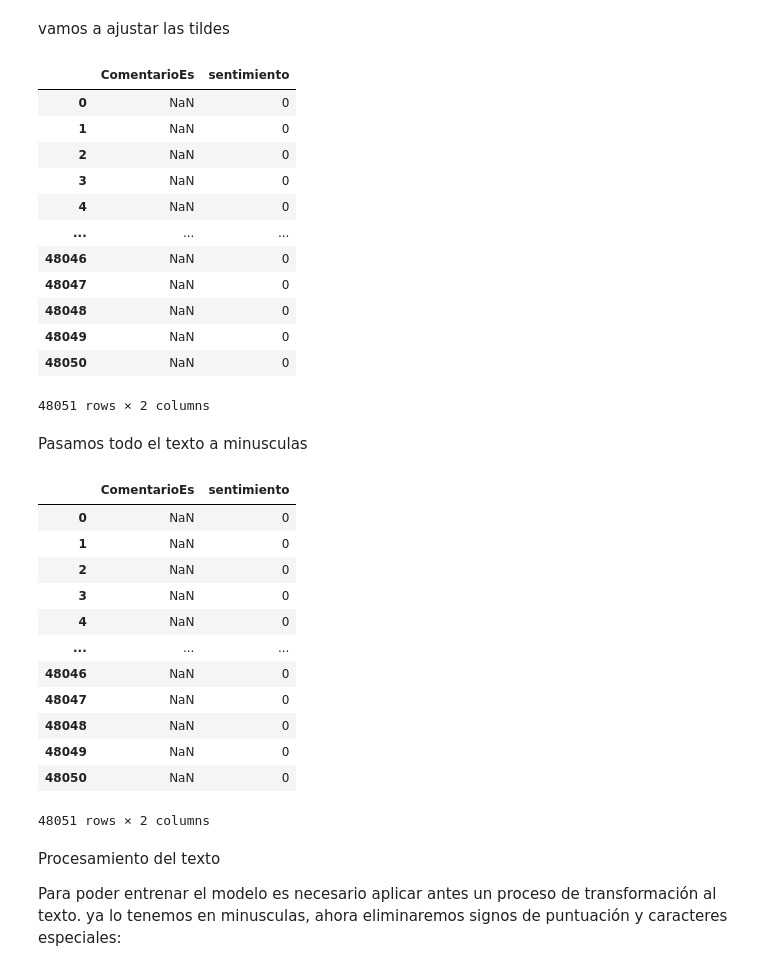
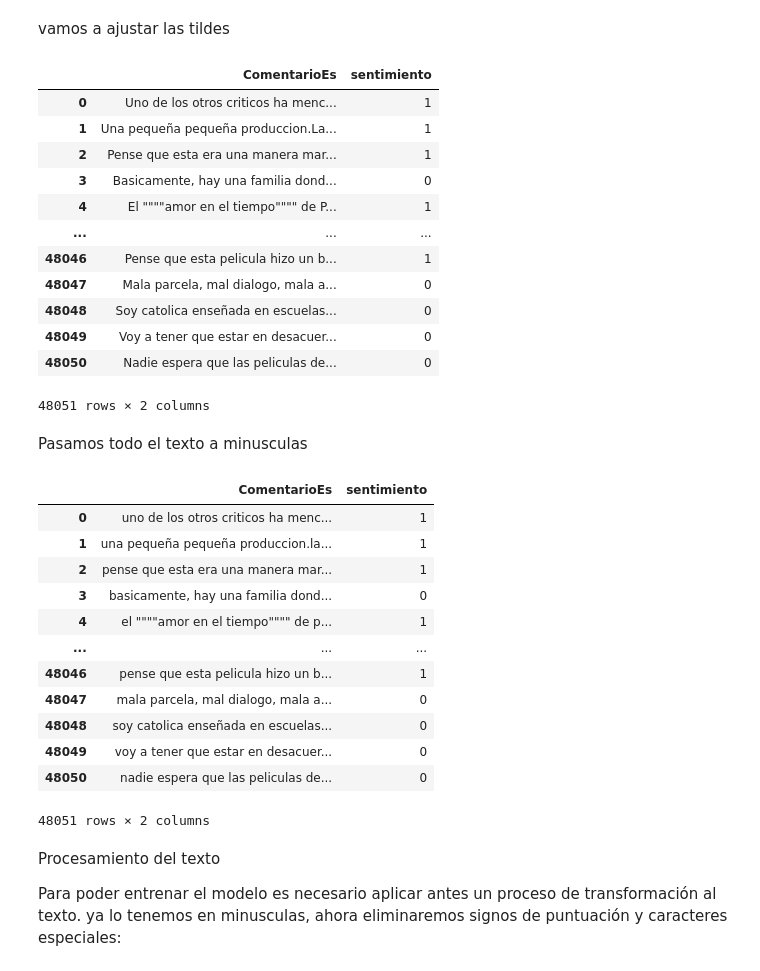
Before and after one commit to ASGAMO-DS/Proyecto-Final-Version1, a Jupyter notebook: src/explore.ipynb, the cells around one changed output. Saved outputs shown, nothing was run; the diff lists cells and outputs as text; code cells hidden in the pictures.

```diff
--- a/src/explore.ipynb
+++ b/src/explore.ipynb
@@ -144,34 +161,34 @@ vamos a ajustar las tildes
 # %%
 # Diccionario de reemplazos (caracter mal codificado → caracter correcto)
 reemplazos = {
     r'Ã±': 'ñ',    # ñ
-    r'Ã¡': 'á',    # á
-    r'Ã©': 'é',    # é
-    r'Ã3': 'ó',    # ó
-    r'Ã­': 'í',     # í
-    r'Ãº': 'ú',    # ú
+    r'Ã¡': 'a',    # á
+    r'Ã©': 'e',    # é
+    r'Ã3': 'o',    # ó
+    r'Ã­': 'i',     # í
+    r'Ãº': 'u',    # ú
     r'Ã¼': 'ü',    # ü (por si acaso)
     }
 
 # Aplicar reemplazo en todas las columnas de tipo string
 for columna in df.select_dtypes(include=['object']).columns:
     df[columna] = df[columna].str.replace('|'.join(reemplazos.keys()),
                                          lambda x: reemplazos[x.group()],
                                          regex=True)
 df
 # %% [output]
 |  | ComentarioEs | sentimiento |
-| 0 | NaN | 0 |
-| 1 | NaN | 0 |
-| 2 | NaN | 0 |
-| 3 | NaN | 0 |
-| 4 | NaN | 0 |
+| 0 | Uno de los otros criticos ha menc... | 1 |
+| 1 | Una pequeña pequeña produccion.La... | 1 |
+| 2 | Pense que esta era una manera mar... | 1 |
+| 3 | Basicamente, hay una familia dond... | 0 |
+| 4 | El """"amor en el tiempo"""" de P... | 1 |
 | ... | ... | ... |
-| 48046 | NaN | 0 |
-| 48047 | NaN | 0 |
-| 48048 | NaN | 0 |
-| 48049 | NaN | 0 |
-| 48050 | NaN | 0 |
+| 48046 | Pense que esta pelicula hizo un b... | 1 |
+| 48047 | Mala parcela, mal dialogo, mala a... | 0 |
+| 48048 | Soy catolica enseñada en escuelas... | 0 |
+| 48049 | Voy a tener que estar en desacuer... | 0 |
+| 48050 | Nadie espera que las peliculas de... | 0 |
 48051 rows × 2 columns
 # %% [markdown]
 Pasamos todo el texto a minusculas
@@ -180,17 +197,17 @@ df = df.apply(lambda col: col.str.lower() if col.dtype == 'object' else col)
 df
 # %% [output]
 |  | ComentarioEs | sentimiento |
-| 0 | NaN | 0 |
-| 1 | NaN | 0 |
-| 2 | NaN | 0 |
-| 3 | NaN | 0 |
-| 4 | NaN | 0 |
+| 0 | uno de los otros criticos ha menc... | 1 |
+| 1 | una pequeña pequeña produccion.la... | 1 |
+| 2 | pense que esta era una manera mar... | 1 |
+| 3 | basicamente, hay una familia dond... | 0 |
+| 4 | el """"amor en el tiempo"""" de p... | 1 |
 | ... | ... | ... |
-| 48046 | NaN | 0 |
-| 48047 | NaN | 0 |
-| 48048 | NaN | 0 |
-| 48049 | NaN | 0 |
-| 48050 | NaN | 0 |
+| 48046 | pense que esta pelicula hizo un b... | 1 |
+| 48047 | mala parcela, mal dialogo, mala a... | 0 |
+| 48048 | soy catolica enseñada en escuelas... | 0 |
+| 48049 | voy a tener que estar en desacuer... | 0 |
+| 48050 | nadie espera que las peliculas de... | 0 |
 48051 rows × 2 columns
 # %% [markdown]
 Procesamiento del texto
```
Also changed, not shown: parts of 14 cells of this notebook, 3 other files.
